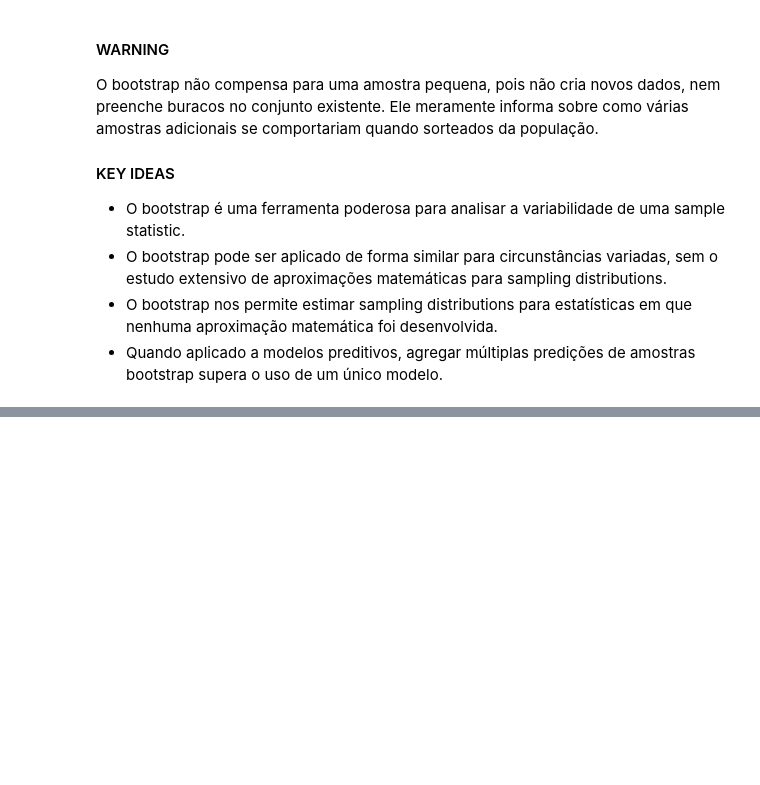
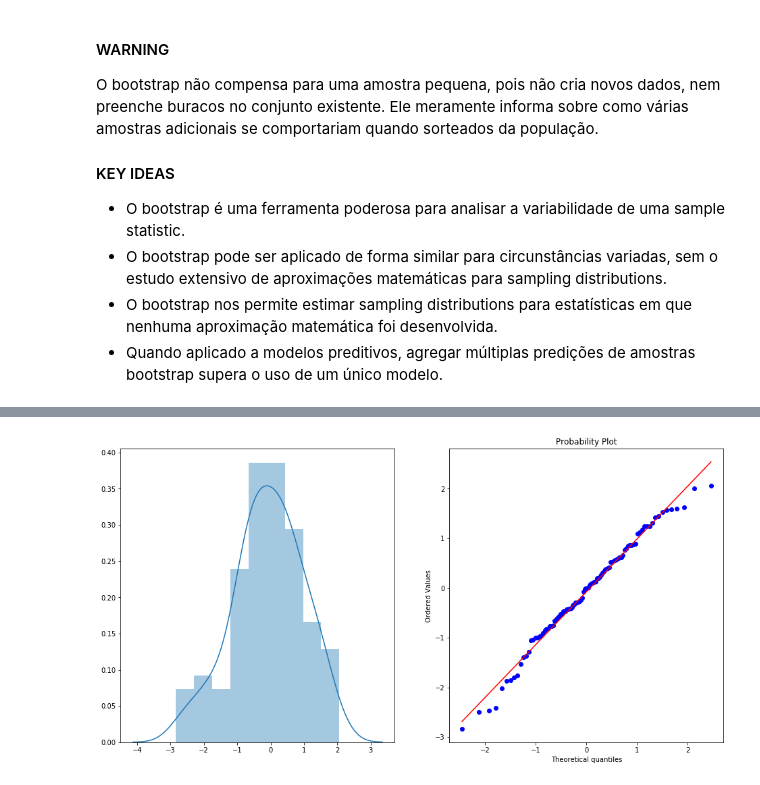
Before and after one commit to hoadcoder/SundayLearning, a Jupyter notebook: notebooks/content/15_sampling.ipynb, the cells around one changed output, grey strips where cells are left out. Drawn from its saved outputs; the diff is of its cells as text; code cells hidden in the pictures; blank space fills up the shorter version.

```diff
--- a/notebooks/content/15_sampling.ipynb
+++ b/notebooks/content/15_sampling.ipynb
@@ -241,0 +341,11 @@ O bootstrap não compensa para uma amostra pequena, pois não cria novos dados,
+# %%
+import scipy.stats as stats
+
+fig, (ax1, ax2) = plt.subplots(1, 2, figsize=(16, 8))
+
+norm_sample = np.random.normal(size=100)
+sns.distplot(norm_sample, ax=ax1)
+
+stats.probplot(norm_sample, plot=ax2);
+# %% [output]
+[figure, added]
```
Also changed, not shown: parts of 27 cells of this notebook, 1 other file.
